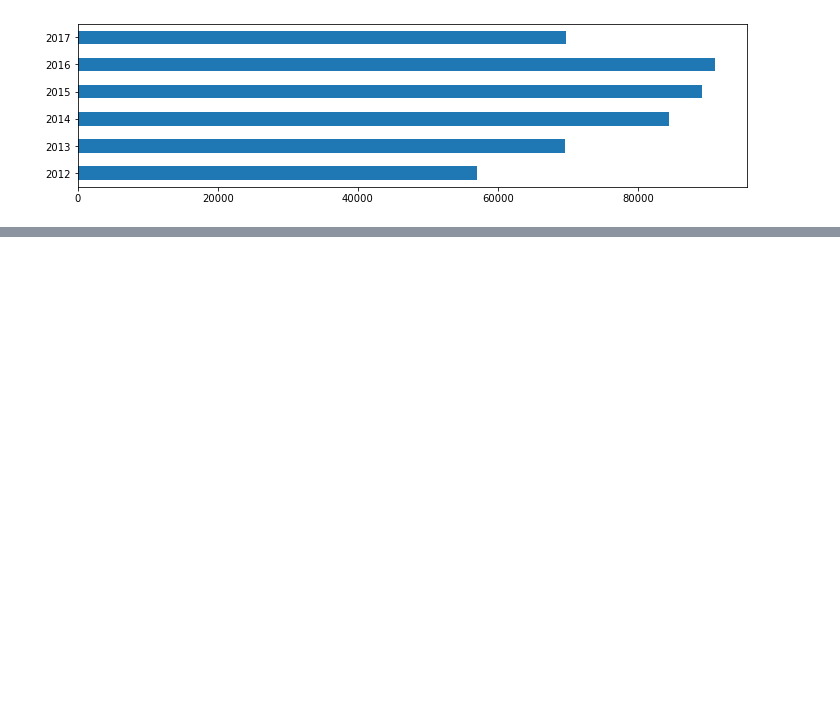
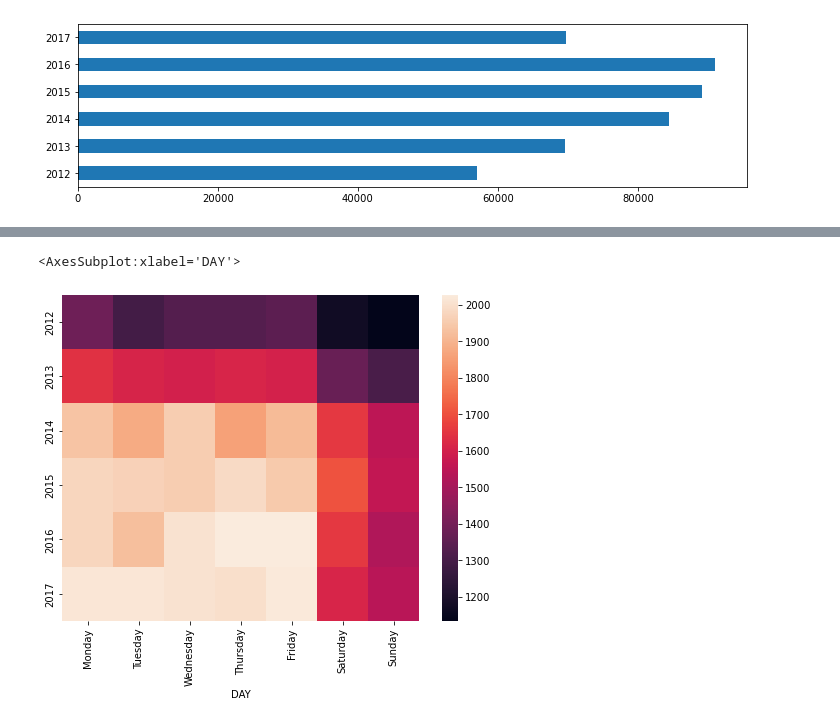
Before and after one commit to minstrel1149/pandas_practice-cookbook1, a Jupyter notebook: pd_cookbook_2_chapter12.ipynb, the cells around one changed output, grey strips where cells are left out. Saved outputs shown, nothing was run; the diff lists cells and outputs as text; code cells hidden in the pictures; blank space fills up the shorter version.

```diff
--- a/pd_cookbook_2_chapter12.ipynb
+++ b/pd_cookbook_2_chapter12.ipynb
@@ -482,0 +545,3 @@ days = ['Monday', 'Tuesday', 'Wednesday', 'Thursday', 'Friday', 'Saturday', 'Sun
+# %%
+denver_pop = pd.read_csv(p1 / 'denver_pop.csv', index_col='Year')
+denver_pop
@@ -482,0 +557,12 @@ days = ['Monday', 'Tuesday', 'Wednesday', 'Thursday', 'Friday', 'Saturday', 'Sun
+# %%
+table = (crime
+ .groupby([crime.loc[:, 'REPORTED_DATE'].dt.year.rename('YEAR'), crime.loc[:, 'REPORTED_DATE'].dt.day_name().rename('DAY')])
+ .size()
+ .unstack()
+ .reindex(days, axis=1)
+ .pipe(update_2017)
+ .div(denver_pop.squeeze(), axis=0)
+ .mul(100000)
+ .astype('int')
+)
+table
@@ -482,0 +577,6 @@ days = ['Monday', 'Tuesday', 'Wednesday', 'Thursday', 'Friday', 'Saturday', 'Sun
+# %%
+fig, ax = plt.subplots(figsize=(8, 6))
+sns.heatmap(table, ax=ax)
+# %% [output]
+<AxesSubplot:xlabel='DAY'>
+[figure, added]
```
Also changed, not shown: parts of 16 cells of this notebook, 1 other file.
